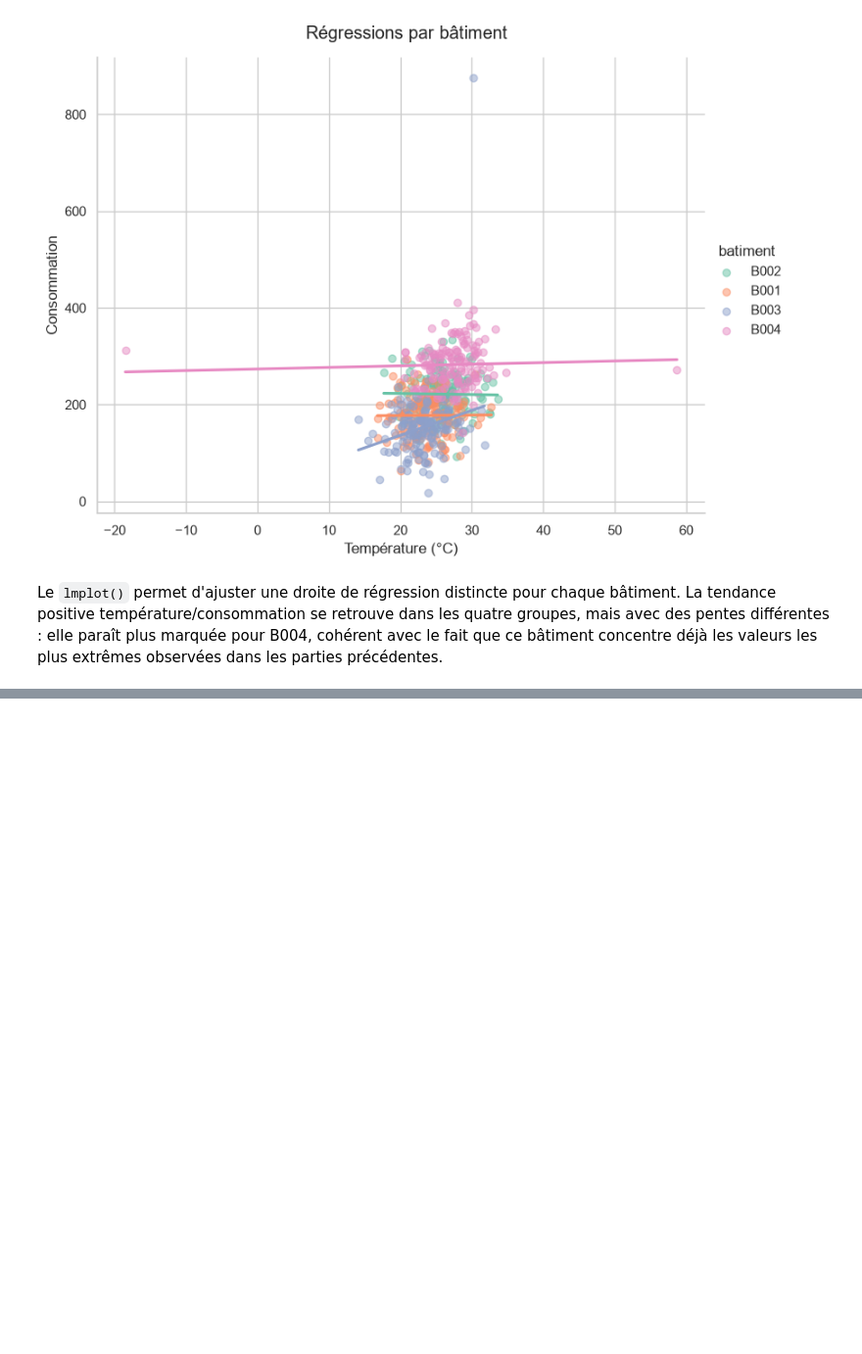
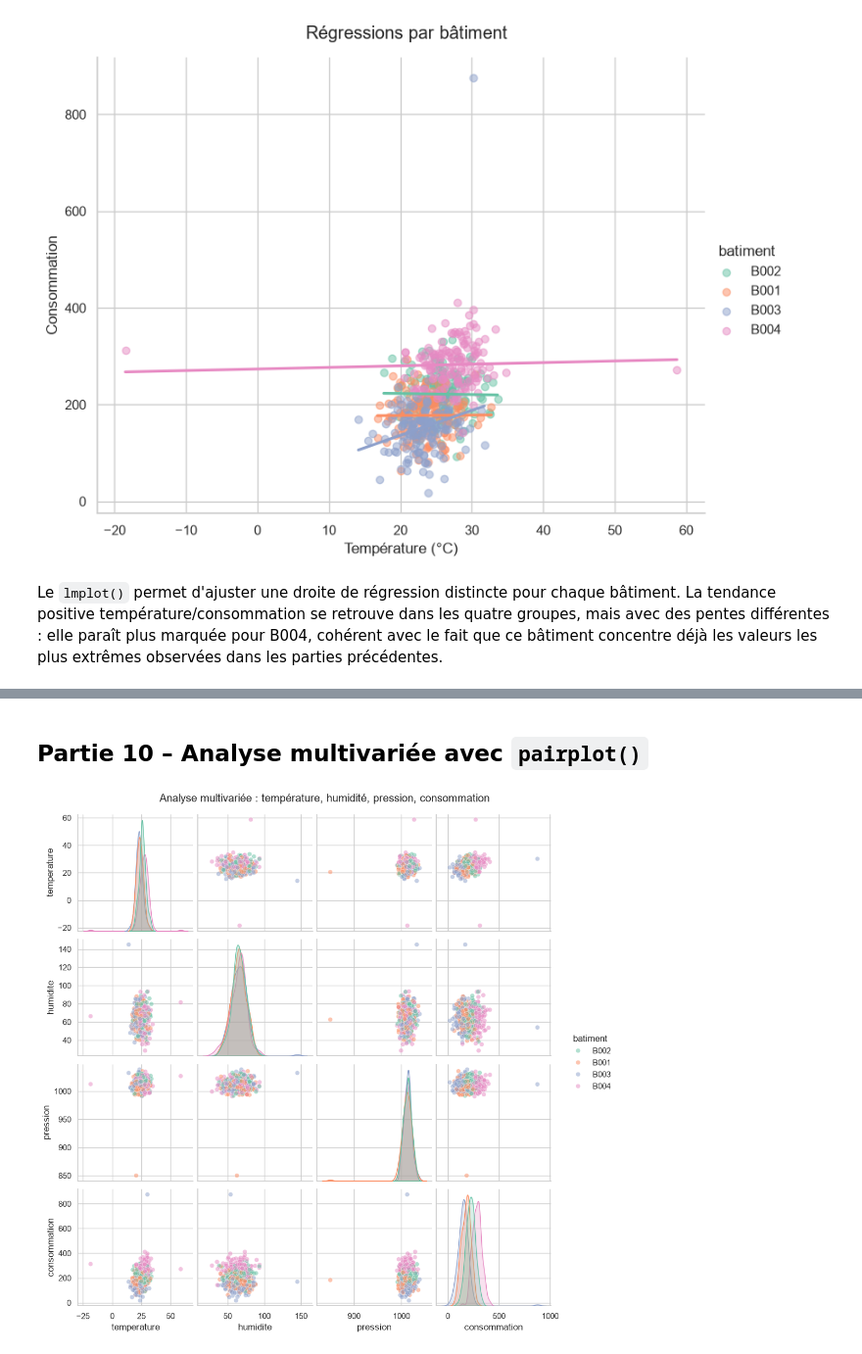
Before and after one commit to Abdoulaye-Diouf/atelier_seaborn_iot, a Jupyter notebook: notebooks/atelier_seaborn_iot.ipynb, the cells around one changed output, grey strips where cells are left out. Shown at 98% size. Drawn from its saved outputs; the diff is of its cells as text; code cells hidden in the pictures; blank space fills up the shorter version.

```diff
--- a/notebooks/atelier_seaborn_iot.ipynb
+++ b/notebooks/atelier_seaborn_iot.ipynb
@@ -387,0 +420,9 @@ Le `lmplot()` permet d'ajuster une droite de régression distincte pour chaque b
+# %% [markdown]
+## Partie 10 – Analyse multivariée avec `pairplot()`
+# %%
+g = sns.pairplot(df[colonnes_numeriques + ["batiment"]].dropna(),
+                  hue="batiment", palette="Set2", diag_kind="kde", plot_kws={"alpha": 0.5})
+g.fig.suptitle("Analyse multivariée : température, humidité, pression, consommation", y=1.02)
+plt.show()
+# %% [output]
+[figure, added]
```
Also changed, not shown: parts of 10 cells of this notebook, 8 other files.
